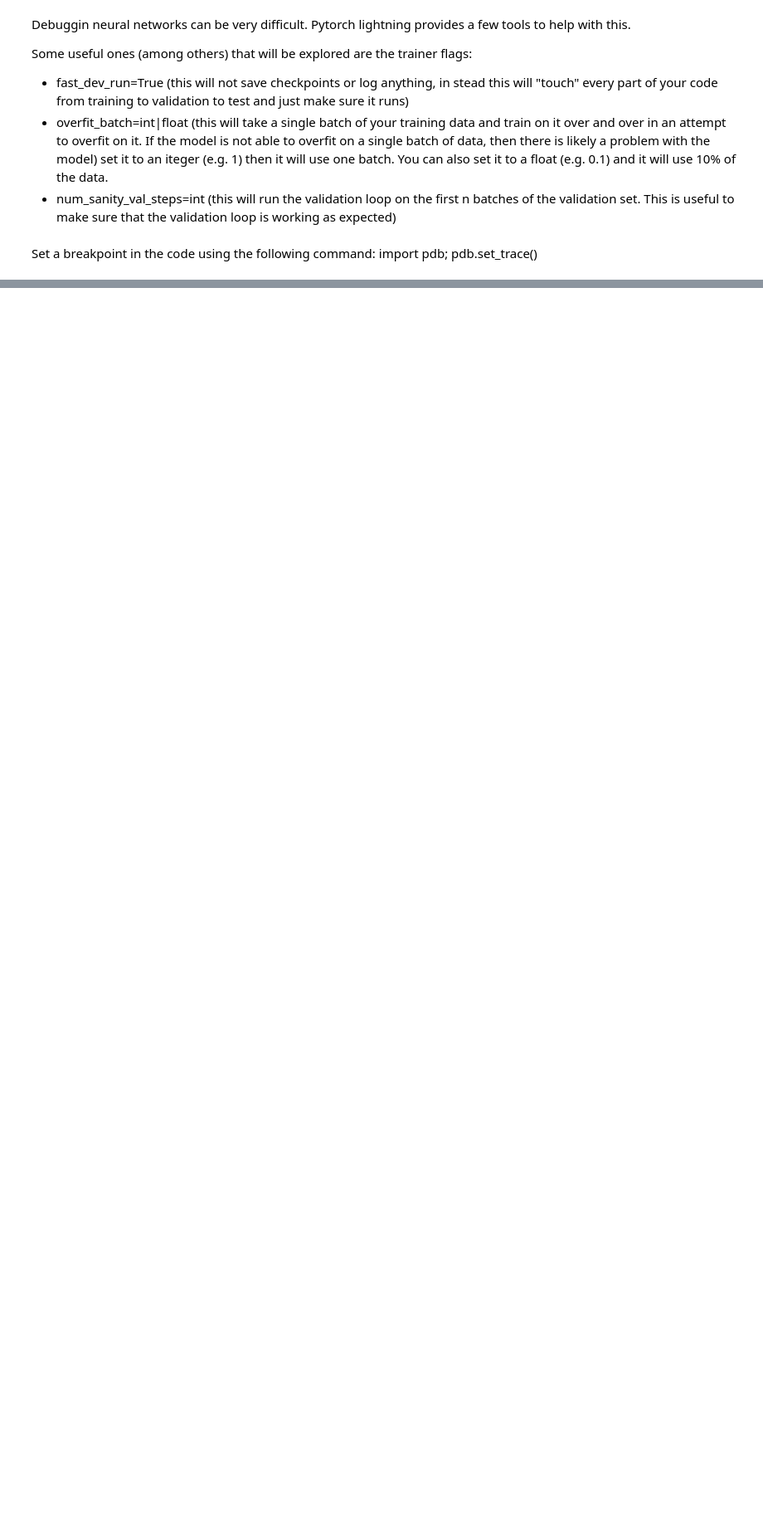
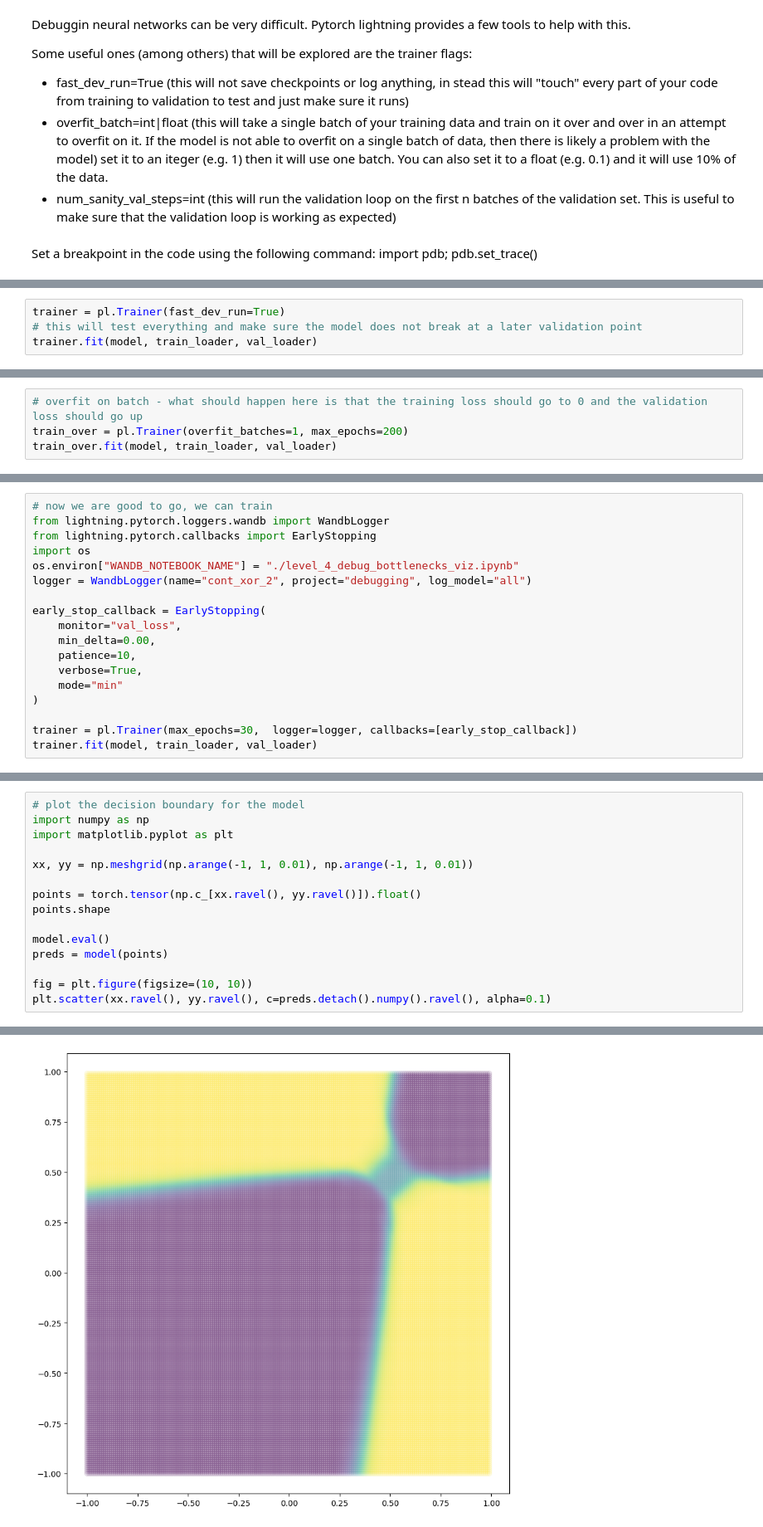
Before and after one commit to Benjamin-van-Heerden/learning, a Jupyter notebook: pytorch-lightning/lightning-15-mins/basic_skills/level_4_debug_bottlenecks_viz.ipynb, the cells around one changed output, grey strips where cells are left out. Shown at 83% size. Saved outputs shown, nothing was run; the diff lists cells and outputs as text; blank space fills up the shorter version.

Commit message:
model debugging and bottlenecks.

```diff
--- a/pytorch-lightning/lightning-15-mins/basic_skills/level_4_debug_bottlenecks_viz.ipynb
+++ b/pytorch-lightning/lightning-15-mins/basic_skills/level_4_debug_bottlenecks_viz.ipynb
@@ -53,0 +130,4 @@ class XORModel(pl.LightningModule):
+# %%
+trainer = pl.Trainer(fast_dev_run=True)
+# this will test everything and make sure the model does not break at a later validation point
+trainer.fit(model, train_loader, val_loader)
@@ -53,0 +154,4 @@ class XORModel(pl.LightningModule):
+# %%
+# overfit on batch - what should happen here is that the training loss should go to 0 and the validation loss should go up
+train_over = pl.Trainer(overfit_batches=1, max_epochs=200)
+train_over.fit(model, train_loader, val_loader)
@@ -53,0 +176,18 @@ class XORModel(pl.LightningModule):
+# %%
+# now we are good to go, we can train
+from lightning.pytorch.loggers.wandb import WandbLogger
+from lightning.pytorch.callbacks import EarlyStopping
+import os
+os.environ["WANDB_NOTEBOOK_NAME"] = "./level_4_debug_bottlenecks_viz.ipynb"
+logger = WandbLogger(name="cont_xor_2", project="debugging", log_model="all")
+
+early_stop_callback = EarlyStopping(
+    monitor="val_loss",
+    min_delta=0.00,
+    patience=10,
+    verbose=True,
+    mode="min"
+)
+
+trainer = pl.Trainer(max_epochs=30,  logger=logger, callbacks=[early_stop_callback])
+trainer.fit(model, train_loader, val_loader)
@@ -53,0 +232,16 @@ class XORModel(pl.LightningModule):
+# %%
+# plot the decision boundary for the model
+import numpy as np
+import matplotlib.pyplot as plt
+
+xx, yy = np.meshgrid(np.arange(-1, 1, 0.01), np.arange(-1, 1, 0.01))
+
+points = torch.tensor(np.c_[xx.ravel(), yy.ravel()]).float()
+points.shape
+
+model.eval()
+preds = model(points)
+
+fig = plt.figure(figsize=(10, 10))
+plt.scatter(xx.ravel(), yy.ravel(), c=preds.detach().numpy().ravel(), alpha=0.1)
+# %% [output]
@@ -53,0 +249 @@ class XORModel(pl.LightningModule):
+[figure, added]
```
Also changed, not shown: parts of 14 cells of this notebook, 1 other file.
